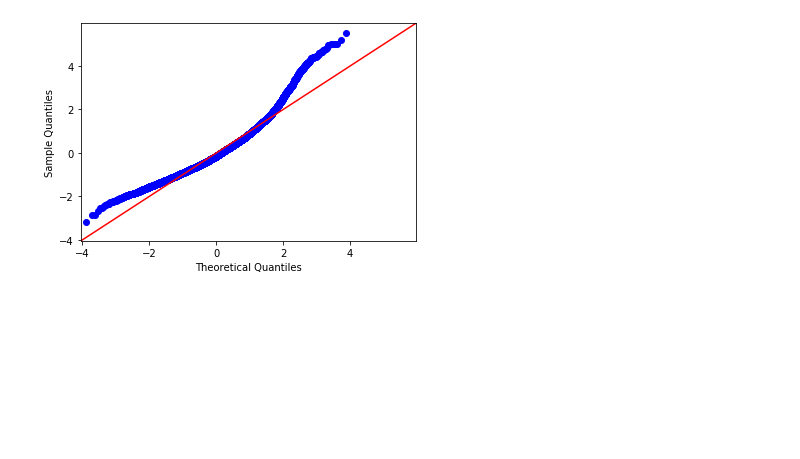
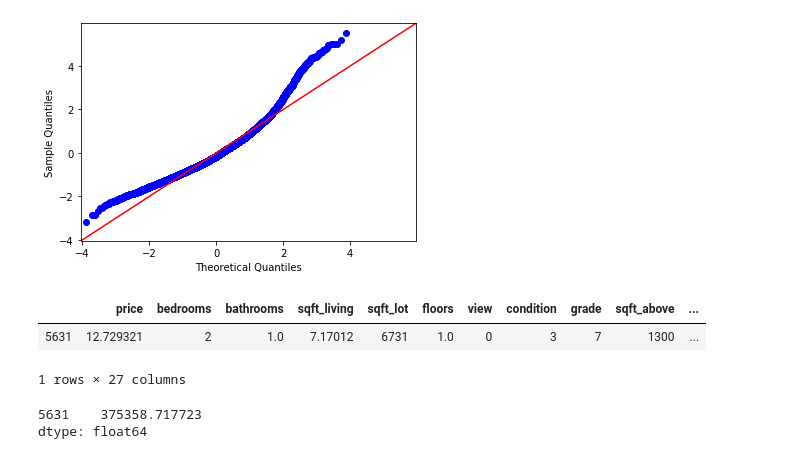
Before and after one commit to JaHerbas/dsc-mod-2-project-v2-1-onl01-dtsc-ft-041320, a Jupyter notebook: Final Model.ipynb, the cells around one changed output. Cells and saved outputs as stored; diff of their text form; code cells hidden in the pictures; blank space fills up the shorter version.

```diff
--- a/Final Model.ipynb
+++ b/Final Model.ipynb
@@ -112,3 +124,16 @@ plot_residuals(df, res)
 fig = sm.graphics.qqplot(res.resid, dist=stats.norm, line='45', fit=True)
 # %% [output]
 [figure]
+# %%
+x_sample = df.sample(n=1)
+# x_sample.drop('price_o', axis=1, inplace=True)
+x_sample.head()
+# %% [output]
+|  | price | bedrooms | bathrooms | sqft_living | sqft_lot | floors | view | condition | grade | sqft_above | ... |
+| 5631 | 12.729321 | 2 | 1.0 | 7.17012 | 6731 | 1.0 | 0 | 3 | 7 | 1300 | ... |
+1 rows × 27 columns
+# %%
+res.predict(x_sample[cols])
+# %% [output]
+5631    375358.717723
+dtype: float64
```
Also changed, not shown: parts of 4 cells of this notebook, 6 other files.
